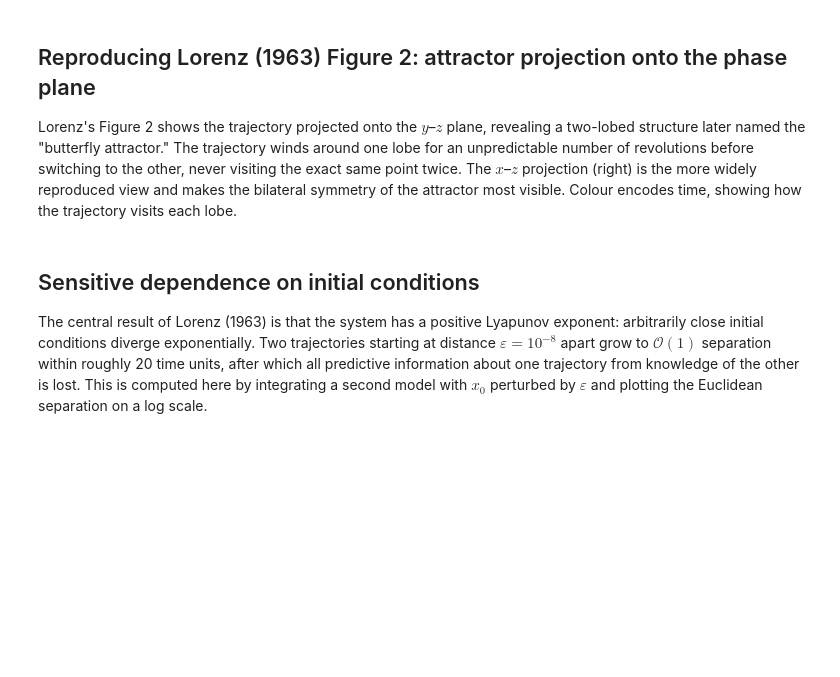
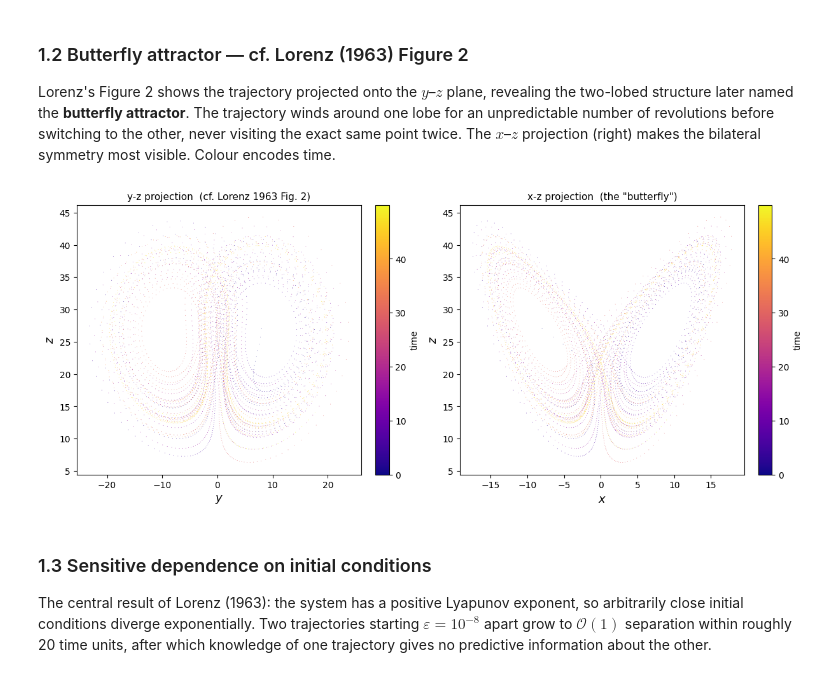
Before and after one commit to LinkedEarth/ClimateCritters, a Jupyter notebook: notebooks/model_demos/lorenz63.ipynb, the cells around one changed output. Drawn from its saved outputs; the diff is of its cells as text; code cells hidden in the pictures; blank space fills up the shorter version.

```diff
--- a/notebooks/model_demos/lorenz63.ipynb
+++ b/notebooks/model_demos/lorenz63.ipynb
@@ -100,27 +112,36 @@ plt.show()
 # %% [markdown]
-## Reproducing Lorenz (1963) Figure 2: attractor projection onto the phase plane
+### 1.2 Butterfly attractor — cf. Lorenz (1963) Figure 2
 
-Lorenz's Figure 2 shows the trajectory projected onto the $y$–$z$ plane, revealing a two-lobed structure later named the "butterfly attractor." The trajectory winds around one lobe for an unpredictable number of revolutions before switching to the other, never visiting the exact same point twice. The $x$–$z$ projection (right) is the more widely reproduced view and makes the bilateral symmetry of the attractor most visible. Colour encodes time, showing how the trajectory visits each lobe.
+Lorenz's Figure 2 shows the trajectory projected onto the $y$–$z$ plane, revealing
+the two-lobed structure later named the **butterfly attractor**. The trajectory winds
+around one lobe for an unpredictable number of revolutions before switching to the other,
+never visiting the exact same point twice. The $x$–$z$ projection (right) makes the
+bilateral symmetry most visible. Colour encodes time.
 # %%
-fig, axes = plt.subplots(1, 2, figsize=(12, 5))
+fig, axes = plt.subplots(1, 2, figsize=(12, 5), constrained_layout=True)
 
-sc0 = axes[0].scatter(state['y'], state['z'], c=t, cmap='plasma', s=0.3, lw=0)
-plt.colorbar(sc0, ax=axes[0], label='time')
+sc0 = axes[0].scatter(state_c['y'], state_c['z'], c=t_c, cmap='plasma', s=0.3, lw=0)
+fig.colorbar(sc0, ax=axes[0], label='time')
 axes[0].set_xlabel('$y$', fontsize=13)
 axes[0].set_ylabel('$z$', fontsize=13)
-axes[0].set_title('y\u2013z projection (cf. Lorenz 1963 Fig. 2)', fontsize=11)
+axes[0].set_title('y-z projection  (cf. Lorenz 1963 Fig. 2)', fontsize=11)
 
-sc1 = axes[1].scatter(state['x'], state['z'], c=t, cmap='plasma', s=0.3, lw=0)
-plt.colorbar(sc1, ax=axes[1], label='time')
+sc1 = axes[1].scatter(state_c['x'], state_c['z'], c=t_c, cmap='plasma', s=0.3, lw=0)
+fig.colorbar(sc1, ax=axes[1], label='time')
 axes[1].set_xlabel('$x$', fontsize=13)
 axes[1].set_ylabel('$z$', fontsize=13)
-axes[1].set_title('x\u2013z projection (the "butterfly")', fontsize=11)
+axes[1].set_title('x-z projection  (the "butterfly")', fontsize=11)
 
-plt.tight_layout()
 plt.show()
+# %% [output]
+[figure, added]
 # %% [markdown]
-## Sensitive dependence on initial conditions
+### 1.3 Sensitive dependence on initial conditions
 
-The central result of Lorenz (1963) is that the system has a positive Lyapunov exponent: arbitrarily close initial conditions diverge exponentially. Two trajectories starting at distance $\varepsilon = 10^{-8}$ apart grow to $\mathcal{O}(1)$ separation within roughly 20 time units, after which all predictive information about one trajectory from knowledge of the other is lost. This is computed here by integrating a second model with $x_0$ perturbed by $\varepsilon$ and plotting the Euclidean separation on a log scale.
+The central result of Lorenz (1963): the system has a positive Lyapunov exponent, so
+arbitrarily close initial conditions diverge exponentially. Two trajectories starting
+$\varepsilon = 10^{-8}$ apart grow to $\mathcal{O}(1)$ separation within roughly
+20 time units, after which knowledge of one trajectory gives no predictive information
+about the other.
 # %%
 epsilon = 1e-8
```
Also changed, not shown: parts of 21 cells of this notebook.
